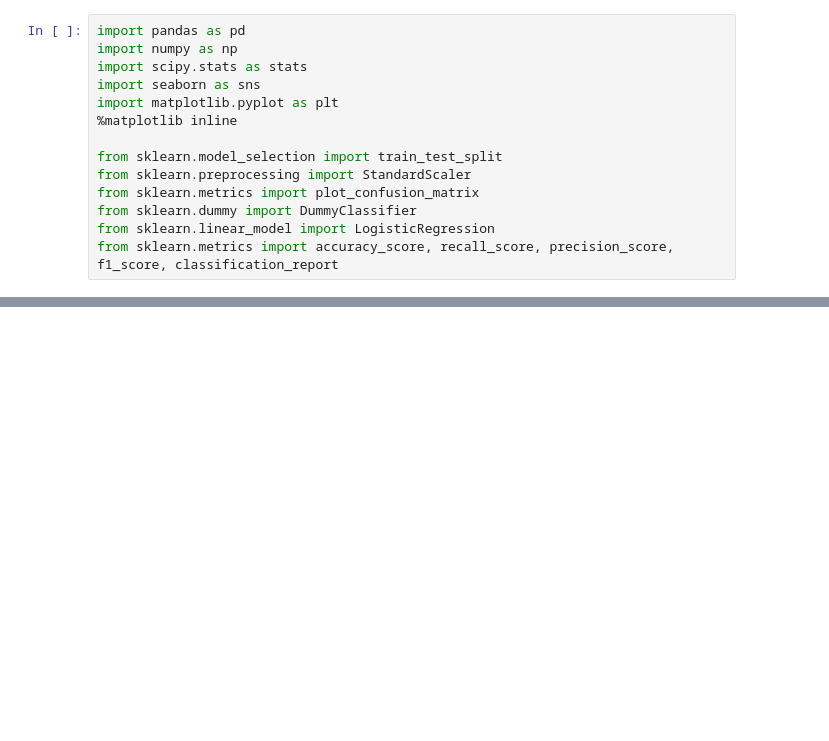
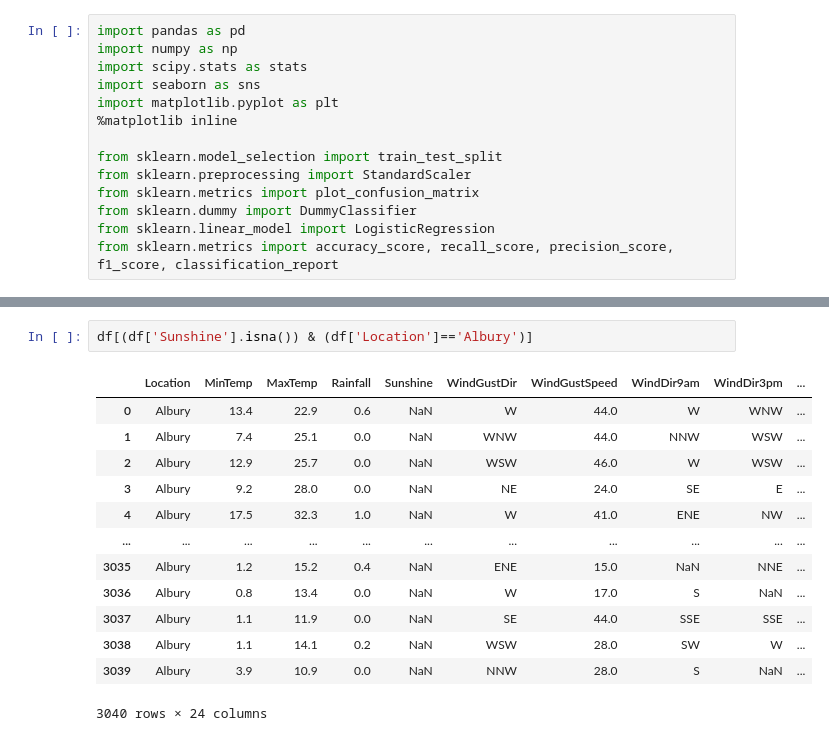
Before and after one commit to alpacanonymous/project3, a Jupyter notebook: notebook.ipynb, the cells around one changed output, grey strips where cells are left out. Saved outputs shown, nothing was run; the diff lists cells and outputs as text; blank space fills up the shorter version.

```diff
--- a/notebook.ipynb
+++ b/notebook.ipynb
@@ -356,0 +104,16 @@ plt.show();
+# %%
+df[(df['Sunshine'].isna()) & (df['Location']=='Albury')]
+# %% [output]
+|  | Location | MinTemp | MaxTemp | Rainfall | Sunshine | WindGustDir | WindGustSpeed | WindDir9am | WindDir3pm | ... |
+| 0 | Albury | 13.4 | 22.9 | 0.6 | NaN | W | 44.0 | W | WNW | ... |
+| 1 | Albury | 7.4 | 25.1 | 0.0 | NaN | WNW | 44.0 | NNW | WSW | ... |
+| 2 | Albury | 12.9 | 25.7 | 0.0 | NaN | WSW | 46.0 | W | WSW | ... |
+| 3 | Albury | 9.2 | 28.0 | 0.0 | NaN | NE | 24.0 | SE | E | ... |
+| 4 | Albury | 17.5 | 32.3 | 1.0 | NaN | W | 41.0 | ENE | NW | ... |
+| ... | ... | ... | ... | ... | ... | ... | ... | ... | ... | ... |
+| 3035 | Albury | 1.2 | 15.2 | 0.4 | NaN | ENE | 15.0 | NaN | NNE | ... |
+| 3036 | Albury | 0.8 | 13.4 | 0.0 | NaN | W | 17.0 | S | NaN | ... |
+| 3037 | Albury | 1.1 | 11.9 | 0.0 | NaN | SE | 44.0 | SSE | SSE | ... |
+| 3038 | Albury | 1.1 | 14.1 | 0.2 | NaN | WSW | 28.0 | SW | W | ... |
+| 3039 | Albury | 3.9 | 10.9 | 0.0 | NaN | NNW | 28.0 | S | NaN | ... |
+3040 rows × 24 columns
```
Also changed, not shown: parts of 49 cells of this notebook.
